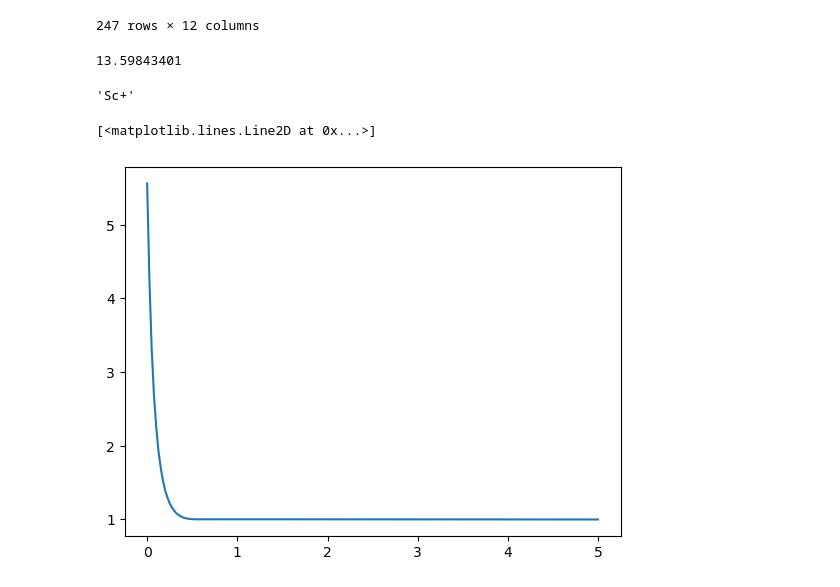
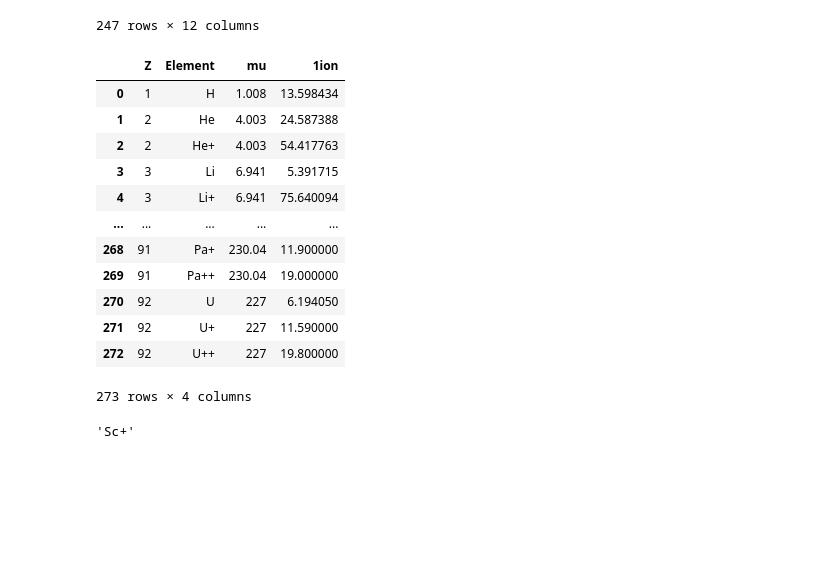
Before and after one commit to kyleneumann/Astro530, a Jupyter notebook: hw6.ipynb, the cells around one changed output. Drawn from its saved outputs; the diff is of its cells as text; code cells hidden in the pictures; blank space fills up the shorter version.

```diff
--- a/hw6.ipynb
+++ b/hw6.ipynb
@@ -55,9 +55,21 @@ rpf_df
 247 rows × 12 columns
 # %%
 nion_df = pandas.read_csv("data/nist_ioniz.csv").fillna(0)
-nion_df.loc[nion_df.Z==1]["1ion"].values[0]
+nion_df
 # %% [output]
+|  | Z | Element | mu | 1ion |
+| 0 | 1 | H | 1.008 | 13.598434 |
+| 1 | 2 | He | 4.003 | 24.587388 |
+| 2 | 2 | He+ | 4.003 | 54.417763 |
+| 3 | 3 | Li | 6.941 | 5.391715 |
+| 4 | 3 | Li+ | 6.941 | 75.640094 |
+| ... | ... | ... | ... | ... |
+| 268 | 91 | Pa+ | 230.04 | 11.900000 |
+| 269 | 91 | Pa++ | 230.04 | 19.000000 |
+| 270 | 92 | U | 227 | 6.194050 |
+| 271 | 92 | U+ | 227 | 11.590000 |
+| 272 | 92 | U++ | 227 | 19.800000 |
-13.59843401
+273 rows × 4 columns
 # %%
 b = "ScII"
 a = list(b)
@@ -119,8 +203,0 @@ def partition(species="H",temp=5000,s_val = 0,k_val = 1):
-# %%
-temp_arr  = np.linspace(1e-10,5,200)
-p_arr = partition(species="CIII",temp = 5040/temp_arr,k_val=5)
-
-plt.plot(temp_arr,p_arr)
-# %% [output]
-[<matplotlib.lines.Line2D at 0x...>]
-[figure, removed]
```
Also changed, not shown: parts of 10 cells of this notebook.
